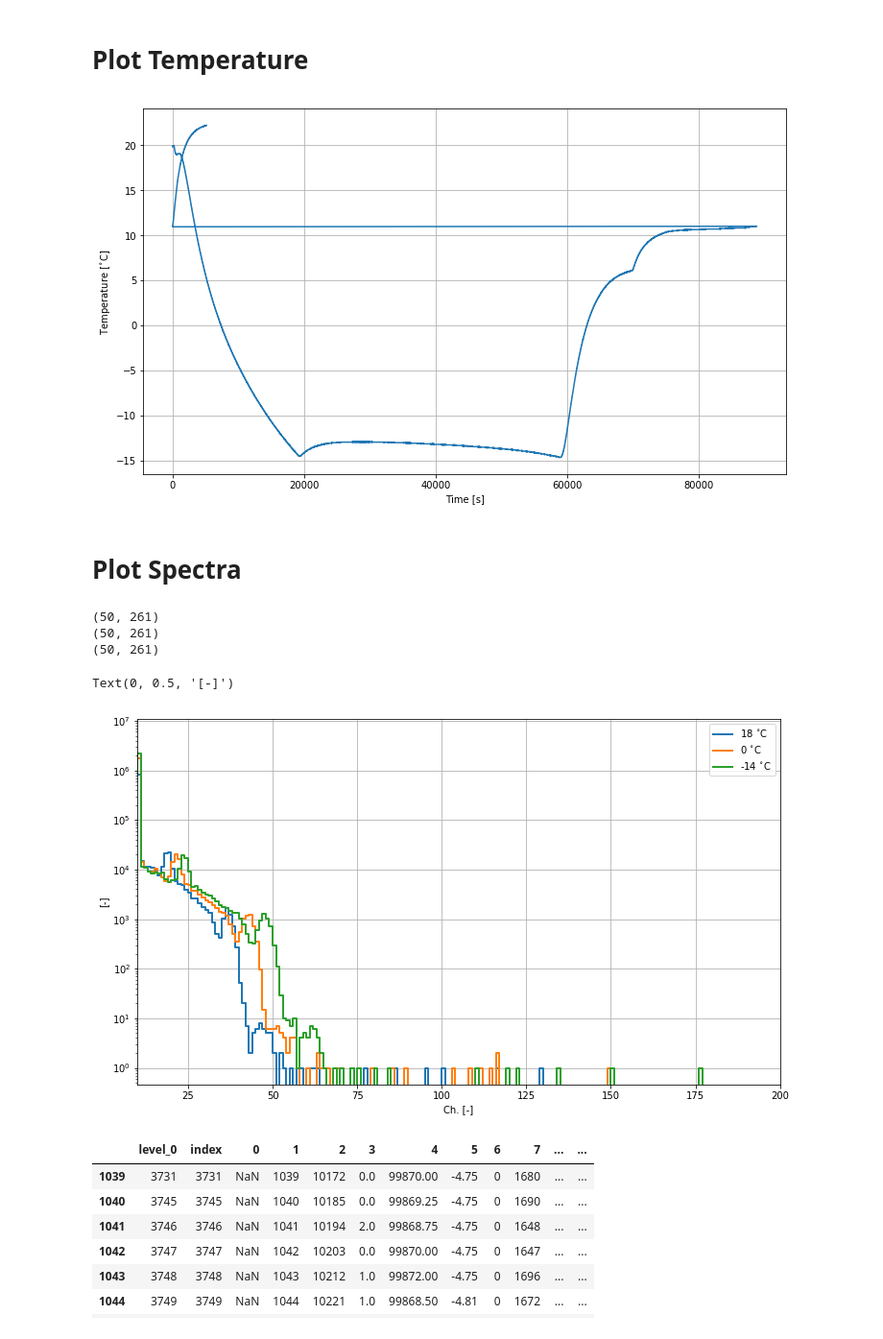
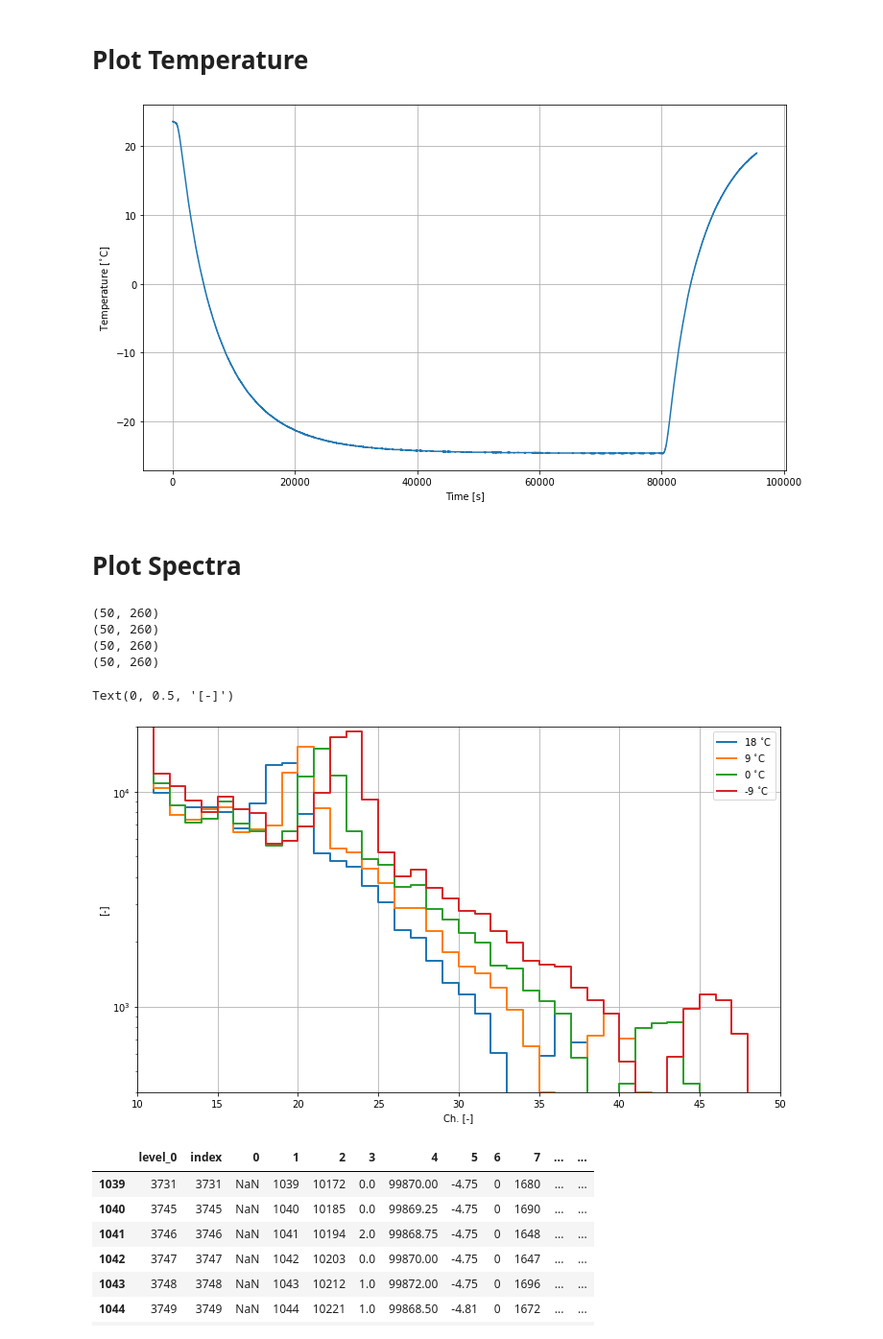
Before and after one commit to ODZ-UJF-AV-CR/FIK-4-Kiruna, a Jupyter notebook: notebooks/CalibCF.ipynb, the cells around one changed output. Shown at 96% size. Cells and saved outputs as stored; diff of their text form; code cells hidden in the pictures.

```diff
--- a/notebooks/CalibCF.ipynb
+++ b/notebooks/CalibCF.ipynb
@@ -12,7 +12,8 @@ import glob
 import matplotlib.pyplot as plt
 import glob
 # %%
-fto = './TEMPCALIB/DATALOG2.TXT' #  File to Open
+#fto = './TEMPCALIB/DATALOG2.TXT' #  File to Open
+fto = '/storage/experiments/2019/10_AIRDOS-CF_thermal_calibration/DATALOG.TXT' #  File to Open
 
 l=[]
 l.extend(range(0,259))
@@ -29,7 +30,7 @@ df.drop(df[df[0]=='$GPGSV'].index, inplace=True)
 # %% [markdown]
 # Plot Temperature
 # %%
-rc = df.loc[df.iloc[:,2]=='$CANDY']
+rc = df.loc[df.iloc[:,1]=='$CANDY']
 rc.reset_index(drop=True, inplace=True)
 rc = rc.apply(pd.to_numeric, errors='coerce')
 #df.reset_index(inplace=True)
@@ -41,42 +42,44 @@ plt.xlabel('Time [s]')
 plt.ylabel(r'Temperature [$^{\circ}$C]')
 plt.grid()
 # %% [output]
-[figure, old version]
+[figure, new version]
 # %% [markdown]
 # Plot Spectra
 # %%
-rc = df.loc[df.iloc[:,2]=='$CANDY']
+### rc = df.loc[df.iloc[:,1]=='$CANDY']
 rc.reset_index(drop=True, inplace=True)
 rc = rc.apply(pd.to_numeric, errors='coerce')
 
 ener = pd.Series('')
 
 LOW_ENERGY = 10
 
 #temp = [18, 15, 10, 5, 0, -2, -5]
 #temp = [23, 0, -23]
-temp = [18, 0, -14]
+temp = [18, 9, 0, -9]
 
 for t in range(len(temp)):
     ener[t] = rc.loc[rc[5]>temp[t]].loc[rc[5]<temp[t]+1][:50].sum()
     print(rc.loc[rc[5]>temp[t]].loc[rc[5]<temp[t]+1][:50].shape)
 
 plt.figure(figsize=(12,7))
 plt.yscale('log')
-plt.xlim(10,200)
+plt.ylim(400,20000)
+plt.xlim(10,50)
 
 for t in range(len(temp)):
     plt.plot(ener[t][3:], label=str(temp[t])+r' $^{\circ}$C', lw=2, drawstyle='steps-pre')
 plt.grid()
 plt.legend()
 plt.xlabel('Ch. [-]')
 plt.ylabel('[-]')
 # %% [output]
-(50, 261)
-(50, 261)
-(50, 261)
+(50, 260)
+(50, 260)
+(50, 260)
+(50, 260)
 Text(0, 0.5, '[-]')
-[figure, old version]
+[figure, new version]
 # %%
 #ener[0].reset_index(inplace=True)
 #ener[0]
```
Also changed, not shown: parts of 1 cell of this notebook, 1 other file.
